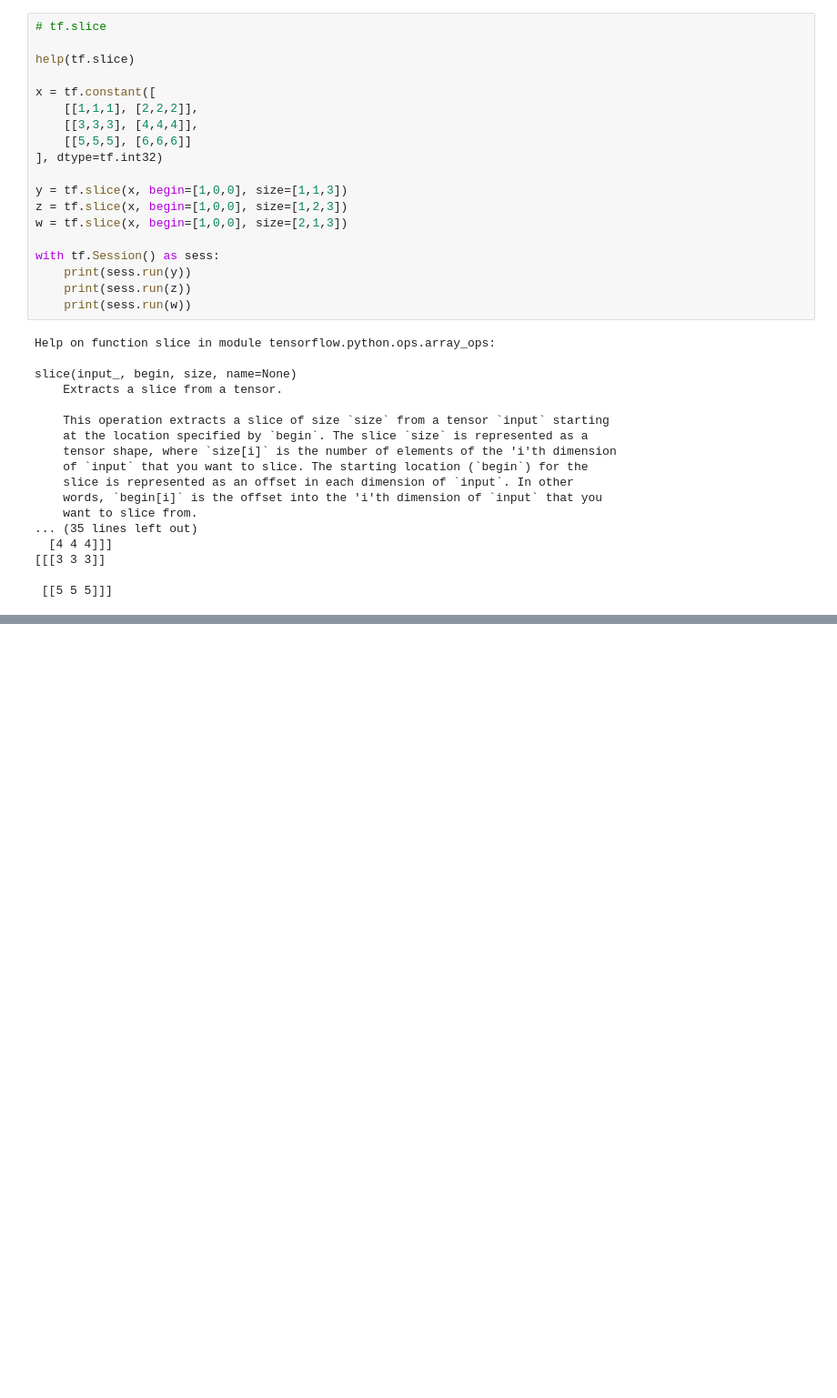
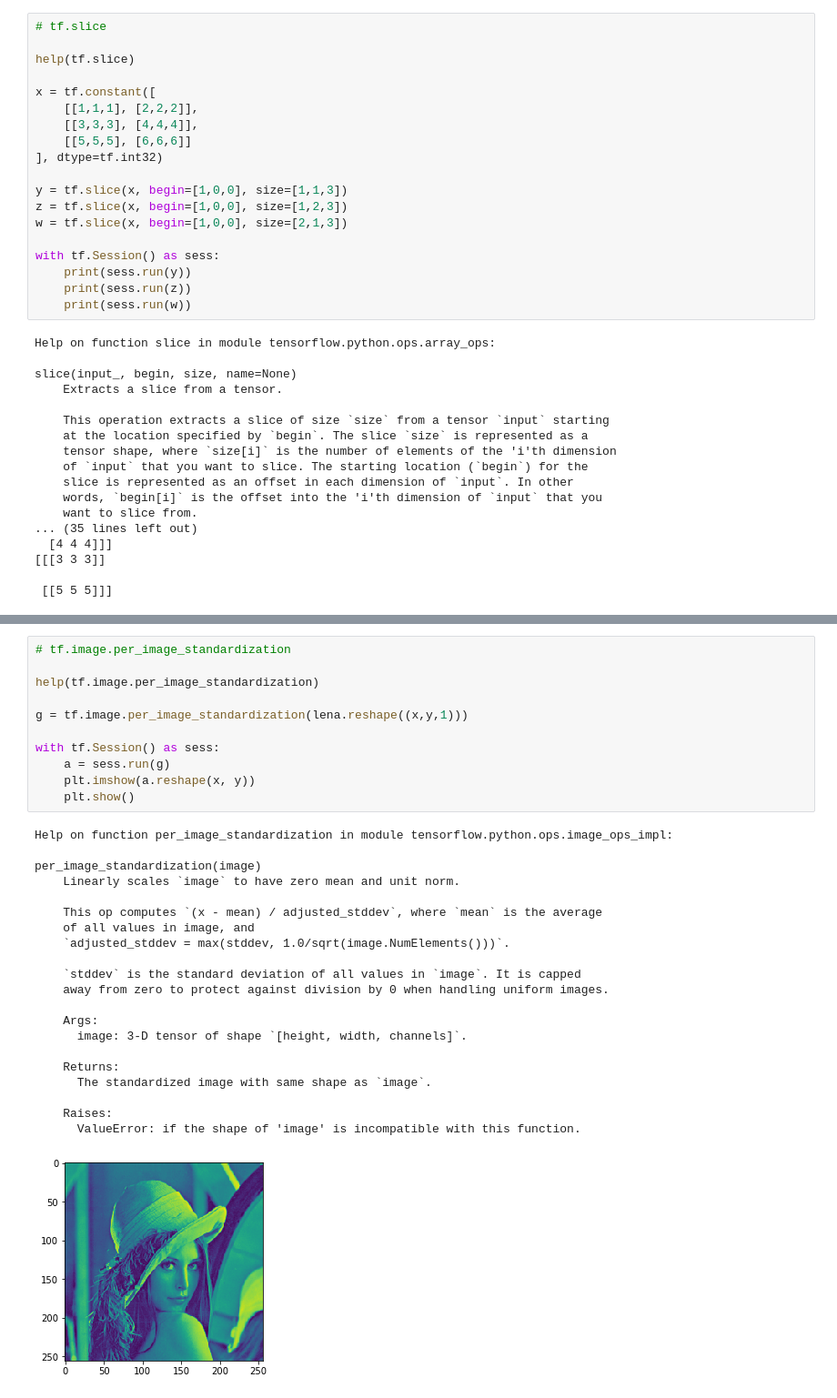
Before and after one commit to TanUkkii007/papers-i-read, a Jupyter notebook: reproductive_experiment/resnet/cifar_input.ipynb, the cells around one changed output, grey strips where cells are left out. Shown at 91% size. Drawn from its saved outputs; the diff is of its cells as text; blank space fills up the shorter version.

```diff
--- a/reproductive_experiment/resnet/cifar_input.ipynb
+++ b/reproductive_experiment/resnet/cifar_input.ipynb
@@ -108,0 +219,33 @@ slice(input_, begin, size, name=None)
+# %%
+# tf.image.per_image_standardization
+
+help(tf.image.per_image_standardization)
+
+g = tf.image.per_image_standardization(lena.reshape((x,y,1)))
+
+with tf.Session() as sess:
+    a = sess.run(g)
+    plt.imshow(a.reshape(x, y))
+    plt.show()
+# %% [output]
+Help on function per_image_standardization in module tensorflow.python.ops.image_ops_impl:
+
+per_image_standardization(image)
+    Linearly scales `image` to have zero mean and unit norm.
+
+    This op computes `(x - mean) / adjusted_stddev`, where `mean` is the average
+    of all values in image, and
+    `adjusted_stddev = max(stddev, 1.0/sqrt(image.NumElements()))`.
+
+    `stddev` is the standard deviation of all values in `image`. It is capped
+    away from zero to protect against division by 0 when handling uniform images.
+
+    Args:
+      image: 3-D tensor of shape `[height, width, channels]`.
+
+    Returns:
+      The standardized image with same shape as `image`.
+
+    Raises:
+      ValueError: if the shape of 'image' is incompatible with this function.
+[figure, added]
```
Also changed, not shown: parts of 5 cells of this notebook, 1 other file.
